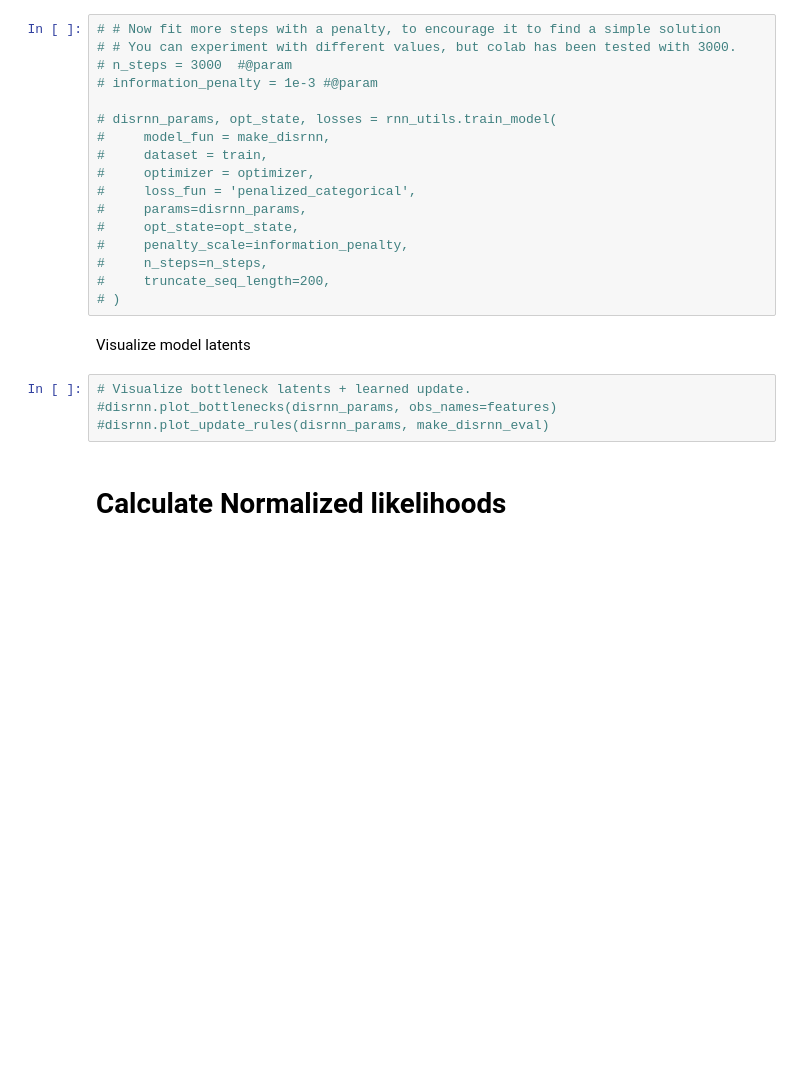
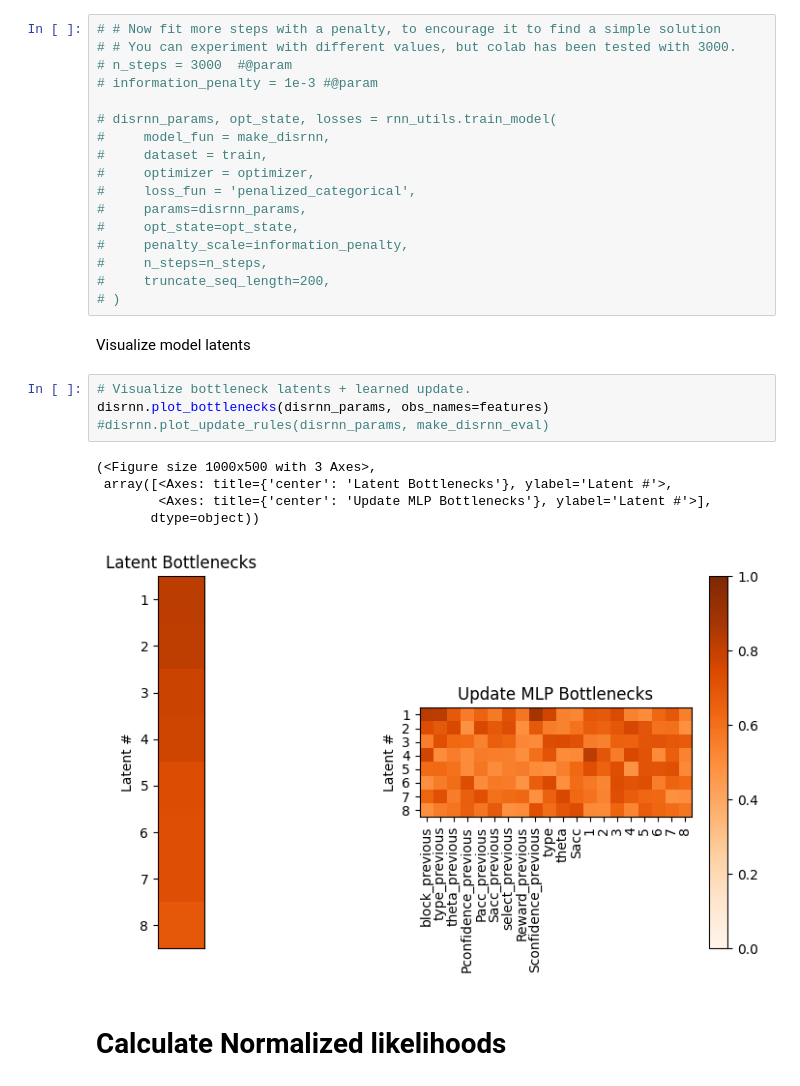
Before and after one commit to meikeoschmann/disRNN-conf-match, a Jupyter notebook: CogModelingRNNsTutorial/DisentangledRNNs_Meike.ipynb, the cells around one changed output. Drawn from its saved outputs; the diff is of its cells as text; blank space fills up the shorter version.

```diff
--- a/CogModelingRNNsTutorial/DisentangledRNNs_Meike.ipynb
+++ b/CogModelingRNNsTutorial/DisentangledRNNs_Meike.ipynb
@@ -261,8 +254,14 @@ Step 2000 of 2000; Loss: 9.2789e+01. (Time: 261.3s)
 Visualize model latents
 # %%
 # Visualize bottleneck latents + learned update.
-#disrnn.plot_bottlenecks(disrnn_params, obs_names=features)
+disrnn.plot_bottlenecks(disrnn_params, obs_names=features)
 #disrnn.plot_update_rules(disrnn_params, make_disrnn_eval)
+# %% [output]
+(<Figure size 1000x500 with 3 Axes>,
+ array([<Axes: title={'center': 'Latent Bottlenecks'}, ylabel='Latent #'>,
+        <Axes: title={'center': 'Update MLP Bottlenecks'}, ylabel='Latent #'>],
+       dtype=object))
+[figure, added]
 # %% [markdown]
 # Calculate Normalized likelihoods
 # %%
```
Also changed, not shown: parts of 6 cells of this notebook.
